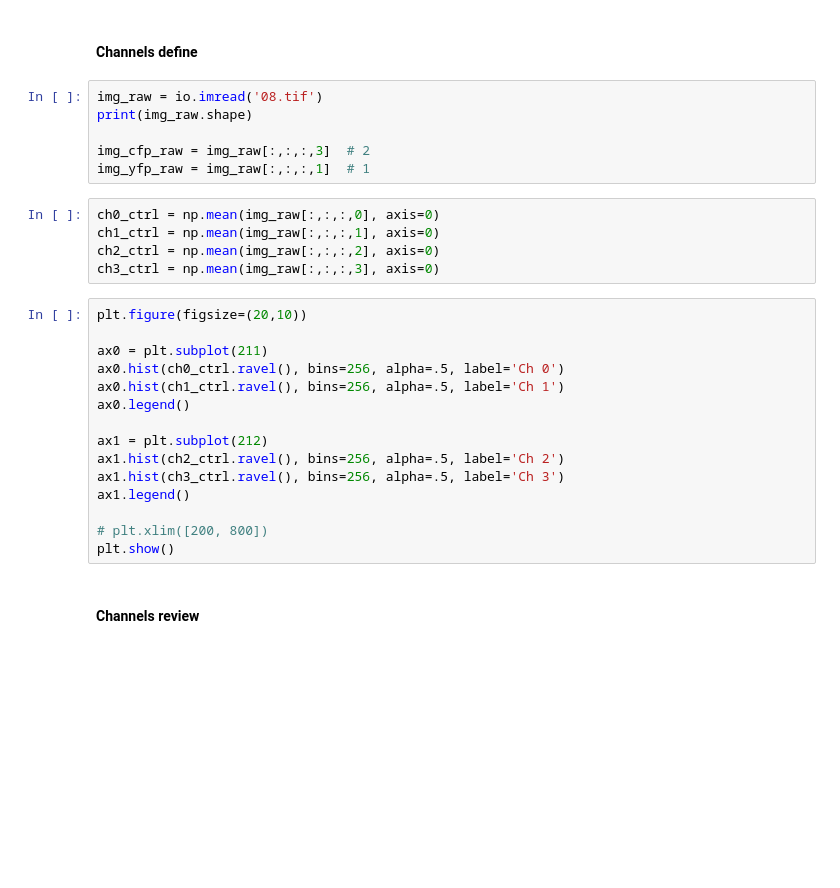
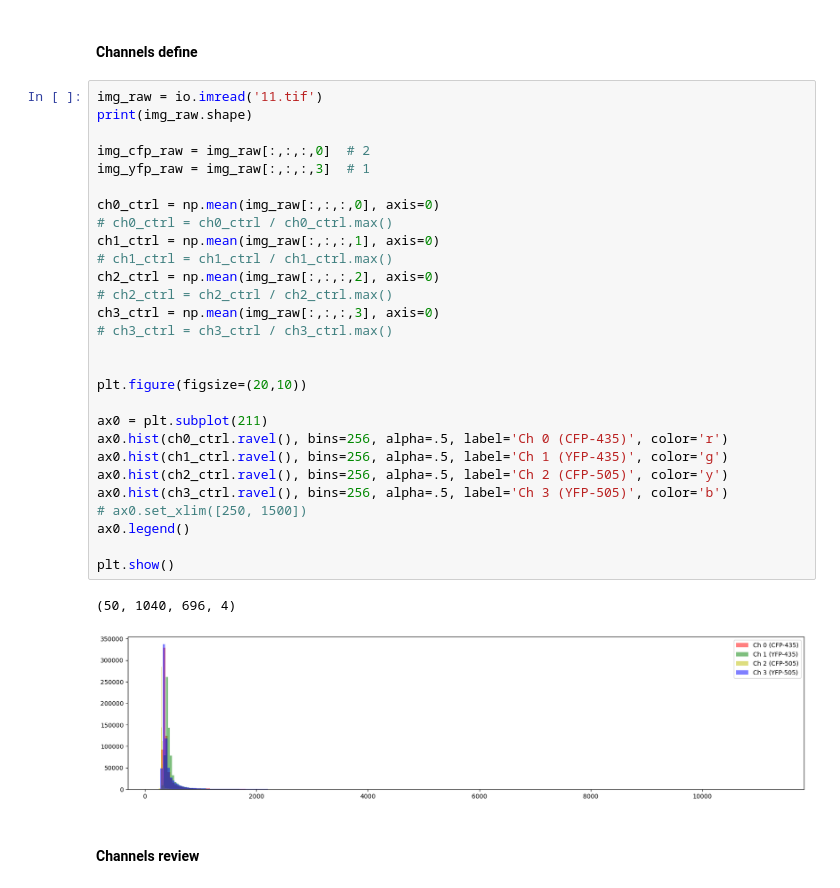
Before and after one commit to wisstock/LTData, a Jupyter notebook: cfp_yfp.ipynb, the cells around one changed output. Saved outputs shown, nothing was run; the diff lists cells and outputs as text; blank space fills up the shorter version.

```diff
--- a/cfp_yfp.ipynb
+++ b/cfp_yfp.ipynb
@@ -106,32 +106,37 @@ def plot_linearmap(cdict):
 ## Img upload
 # %% [markdown]
 #### Channels define
-# %%
-img_raw = io.imread('08.tif')
-print(img_raw.shape)
-
-img_cfp_raw = img_raw[:,:,:,3]  # 2
-img_yfp_raw = img_raw[:,:,:,1]  # 1
-# %%
-ch0_ctrl = np.mean(img_raw[:,:,:,0], axis=0)
-ch1_ctrl = np.mean(img_raw[:,:,:,1], axis=0)
-ch2_ctrl = np.mean(img_raw[:,:,:,2], axis=0)
-ch3_ctrl = np.mean(img_raw[:,:,:,3], axis=0)
 # %%
+img_raw = io.imread('11.tif')
+print(img_raw.shape)
+
+img_cfp_raw = img_raw[:,:,:,0]  # 2
+img_yfp_raw = img_raw[:,:,:,3]  # 1
+
+ch0_ctrl = np.mean(img_raw[:,:,:,0], axis=0)
+# ch0_ctrl = ch0_ctrl / ch0_ctrl.max()
+ch1_ctrl = np.mean(img_raw[:,:,:,1], axis=0)
+# ch1_ctrl = ch1_ctrl / ch1_ctrl.max()
+ch2_ctrl = np.mean(img_raw[:,:,:,2], axis=0)
+# ch2_ctrl = ch2_ctrl / ch2_ctrl.max()
+ch3_ctrl = np.mean(img_raw[:,:,:,3], axis=0)
+# ch3_ctrl = ch3_ctrl / ch3_ctrl.max()
+
+
 plt.figure(figsize=(20,10))
 
 ax0 = plt.subplot(211)
-ax0.hist(ch0_ctrl.ravel(), bins=256, alpha=.5, label='Ch 0')
-ax0.hist(ch1_ctrl.ravel(), bins=256, alpha=.5, label='Ch 1')
+ax0.hist(ch0_ctrl.ravel(), bins=256, alpha=.5, label='Ch 0 (CFP-435)', color='r')
+ax0.hist(ch1_ctrl.ravel(), bins=256, alpha=.5, label='Ch 1 (YFP-435)', color='g')
+ax0.hist(ch2_ctrl.ravel(), bins=256, alpha=.5, label='Ch 2 (CFP-505)', color='y')
+ax0.hist(ch3_ctrl.ravel(), bins=256, alpha=.5, label='Ch 3 (YFP-505)', color='b')
+# ax0.set_xlim([250, 1500])
 ax0.legend()
 
-ax1 = plt.subplot(212)
-ax1.hist(ch2_ctrl.ravel(), bins=256, alpha=.5, label='Ch 2')
-ax1.hist(ch3_ctrl.ravel(), bins=256, alpha=.5, label='Ch 3')
-ax1.legend()
-
-# plt.xlim([200, 800])
 plt.show()
+# %% [output]
+(50, 1040, 696, 4)
+[figure, added]
 # %% [markdown]
 #### Channels review
 # %%
```
Also changed, not shown: parts of 14 cells of this notebook.
